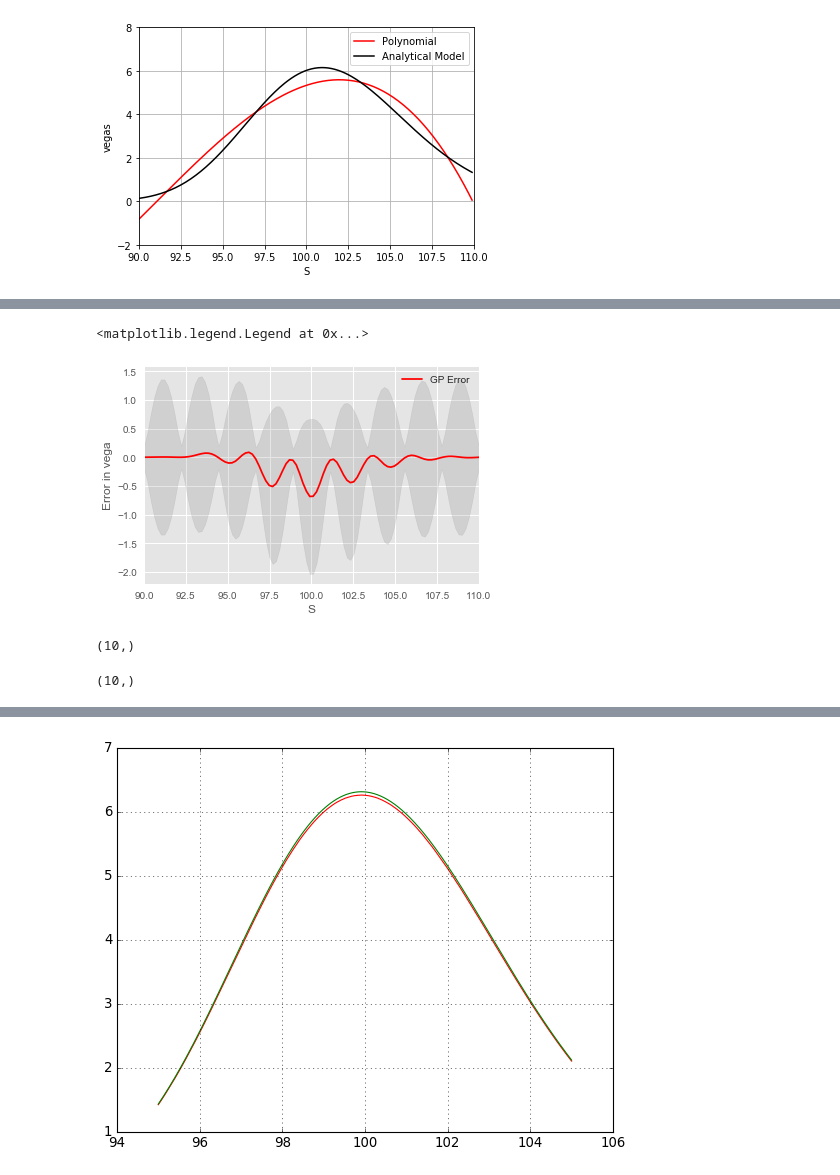
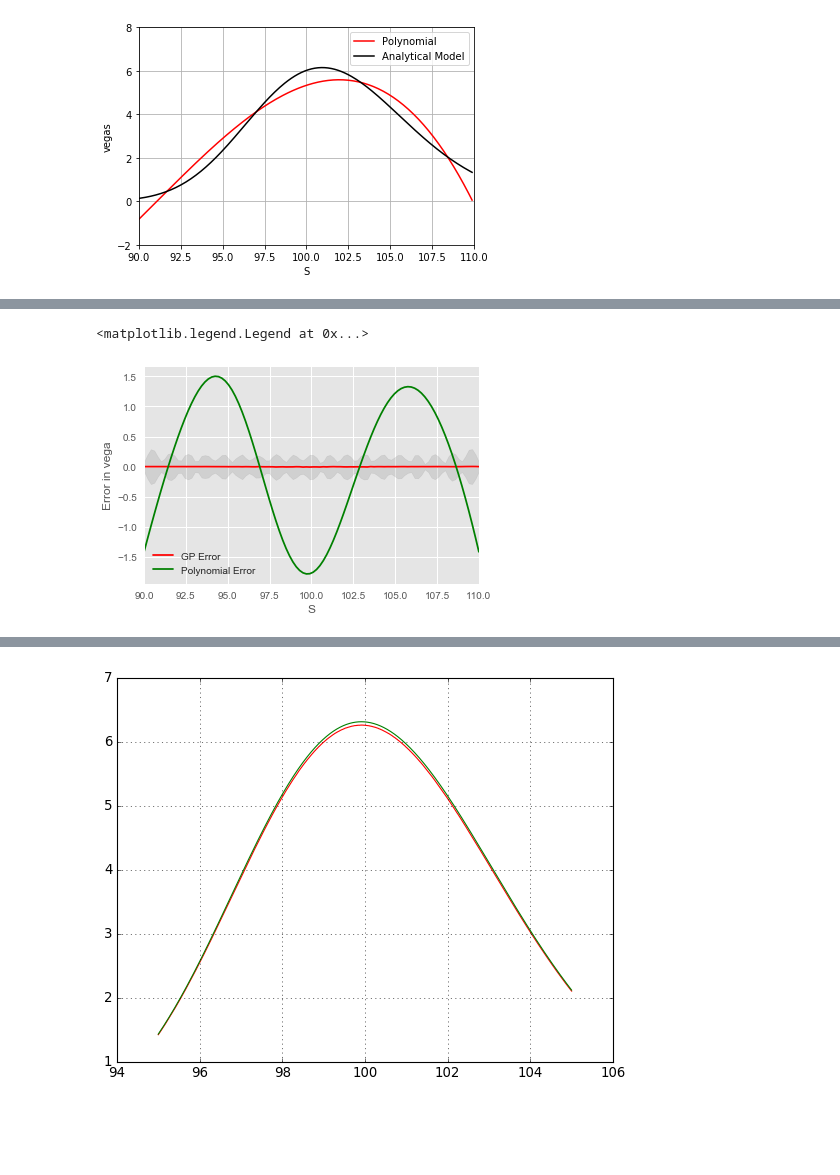
Before and after one commit to xiwenjin/Bayesian-modeling, a Jupyter notebook: fit GPs.ipynb, the cells around one changed output, grey strips where cells are left out. Cells and saved outputs as stored; diff of their text form; code cells hidden in the pictures; blank space fills up the shorter version.

```diff
--- a/fit GPs.ipynb
+++ b/fit GPs.ipynb
@@ -280,0 +317,2 @@ for S in test_x:
+# %%
+res = minimize(llk, x0, method='COBYLA', constraints=cons, options={'gtol': 1e-16, 'disp': True})
@@ -281,6 +331,9 @@ for S in test_x:
 # %%
-Kernel = rbf(train_x).eval()
-K_noise = Kernel + np.eye(training_number) * 0.01  # without noise, the cov band converge to 0 at the training points
+l = np.float(res.x[0])
+noise_term = np.float(res.x[1])
+
+Kernel = rbf(train_x, lengthscale=l).eval()
+K_noise = Kernel + np.eye(training_number) * noise_term  # without noise, the cov band converge to 0 at the training points
 k_s = rbf(test_x, train_x).eval()
 L = np.linalg.cholesky(K_noise)
 alpha = np.linalg.solve(L.T, np.linalg.solve(L, train_y))
@@ -291,0 +347,2 @@ var = rbf(test_x).eval() - np.dot(v.T, v)
+# %%
+coeff=np.polyfit(train_x.flatten(), train_y, 3)
@@ -291,0 +353,2 @@ var = rbf(test_x).eval() - np.dot(v.T, v)
+# %%
+y_poly = np.polyval(coeff, test_x) ## evaluate on test
@@ -292,26 +376,19 @@ var = rbf(test_x).eval() - np.dot(v.T, v)
 # %%
 # plot with cov band
 up = predict_mean - 2 * (np.sqrt(np.diag(var)))   # 95% confident interval
 down = predict_mean + 2 * (np.sqrt(np.diag(var)))
 
 plt.figure(facecolor='white', edgecolor='black')
 plt.plot(test_x, predict_mean-test_y, color = 'red', label = 'GP Error')
+plt.plot(test_x, y_poly.flatten()-test_y, color = 'green', label = 'Polynomial Error')
 #plt.plot(train_x, train_y, color = 'black', label = 'Analytical Model')
 #plt.scatter(test_x, test_y, s = 150, color = 'black', marker = "+")
 plt.fill_between(test_x.flatten(), up-test_y, down - test_y, color = 'grey', alpha=0.2)
 plt.grid(True)
 plt.xlim(90, 110)
 plt.xlabel('S')
 plt.ylabel('Error in vega')
 plt.legend(loc = 'best', prop={'size':10})
 # %% [output]
 <matplotlib.legend.Legend at 0x...>
-[figure, old version]
+[figure, new version]
-# %%
-np.shape(np.array(down))
-# %% [output]
-(10,)
-# %%
-np.shape(test_x.flatten())
-# %% [output]
-(10,)
```
Also changed, not shown: parts of 53 cells of this notebook.
